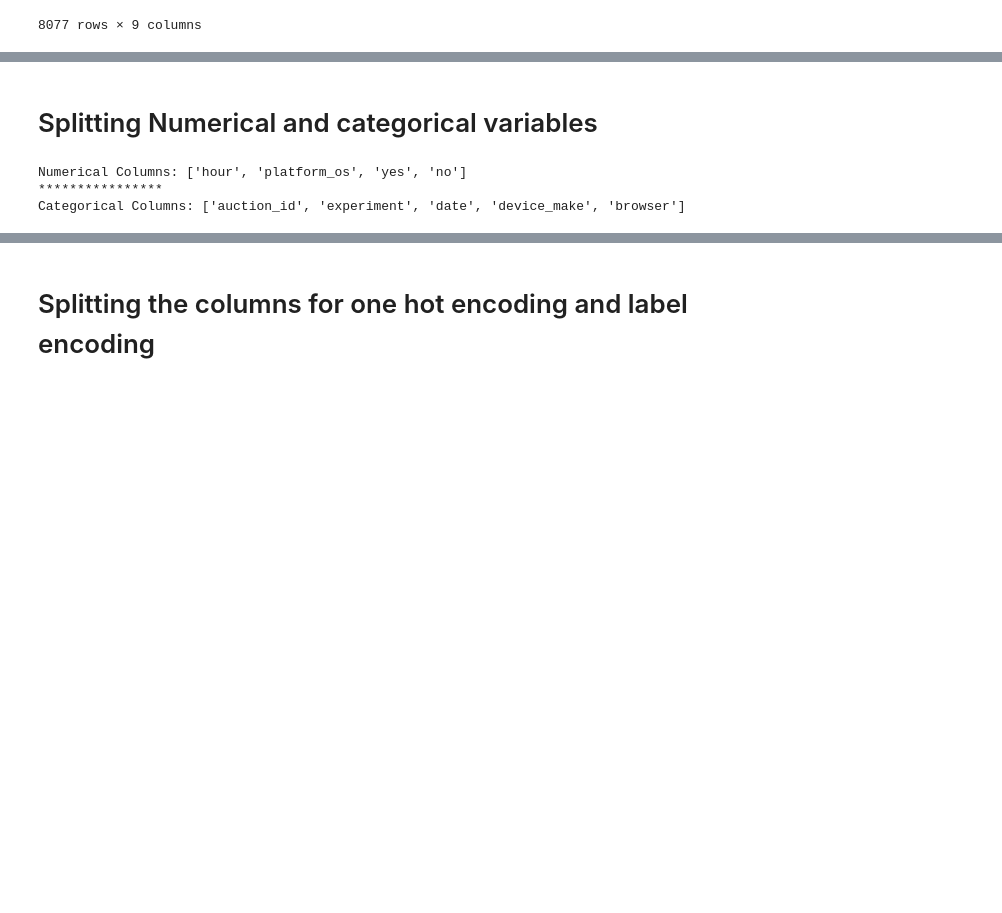
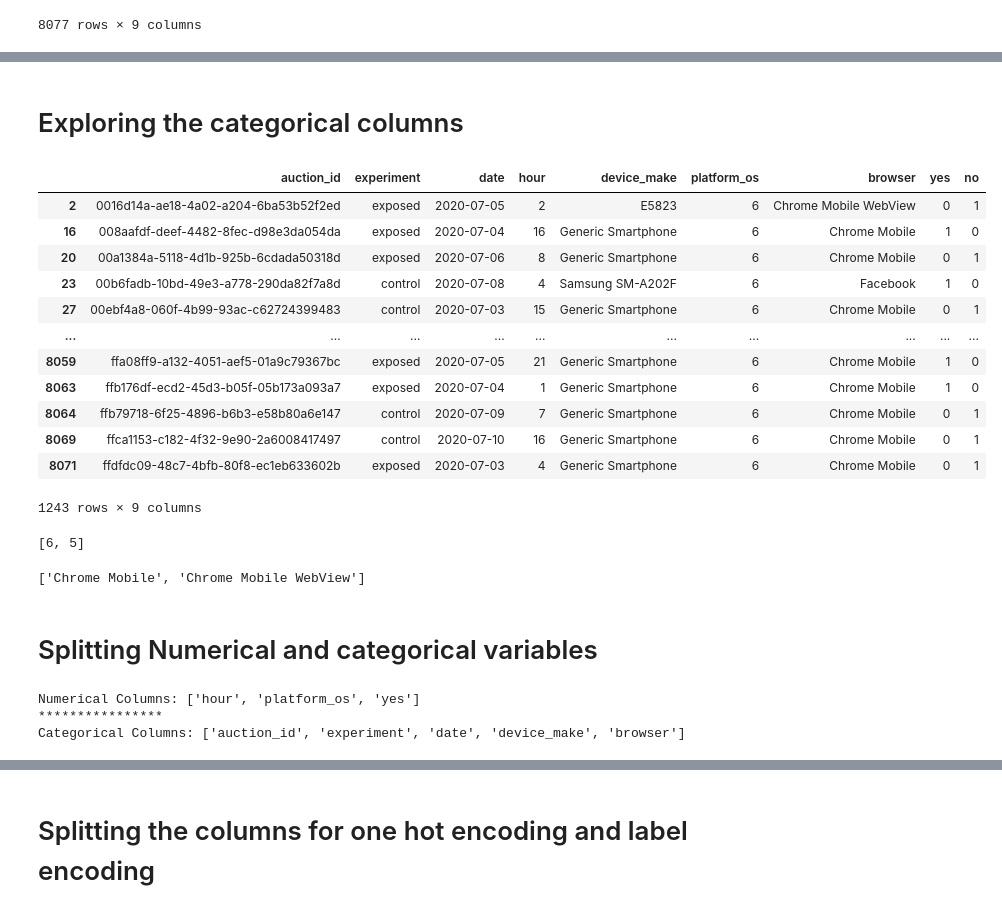
Before and after one commit to RYees/A-B-testing, a Jupyter notebook: notebooks/modeling.ipynb, the cells around one changed output, grey strips where cells are left out. Drawn from its saved outputs; the diff is of its cells as text; code cells hidden in the pictures; blank space fills up the shorter version.

```diff
--- a/notebooks/modeling.ipynb
+++ b/notebooks/modeling.ipynb
@@ -78,0 +61,24 @@ df.describe(include=[np.object])
+# %% [markdown]
+# Exploring the categorical columns
+# %%
+relevant_rows = df.query('yes == 1 | no == 1')
+relevant_rows
+# %% [output]
+|  | auction_id | experiment | date | hour | device_make | platform_os | browser | yes | no |
+| 2 | 0016d14a-ae18-4a02-a204-6ba53b52f2ed | exposed | 2020-07-05 | 2 | E5823 | 6 | Chrome Mobile WebView | 0 | 1 |
+| 16 | 008aafdf-deef-4482-8fec-d98e3da054da | exposed | 2020-07-04 | 16 | Generic Smartphone | 6 | Chrome Mobile | 1 | 0 |
+| 20 | 00a1384a-5118-4d1b-925b-6cdada50318d | exposed | 2020-07-06 | 8 | Generic Smartphone | 6 | Chrome Mobile | 0 | 1 |
+| 23 | 00b6fadb-10bd-49e3-a778-290da82f7a8d | control | 2020-07-08 | 4 | Samsung SM-A202F | 6 | Facebook | 1 | 0 |
+| 27 | 00ebf4a8-060f-4b99-93ac-c62724399483 | control | 2020-07-03 | 15 | Generic Smartphone | 6 | Chrome Mobile | 0 | 1 |
+| ... | ... | ... | ... | ... | ... | ... | ... | ... | ... |
+| 8059 | ffa08ff9-a132-4051-aef5-01a9c79367bc | exposed | 2020-07-05 | 21 | Generic Smartphone | 6 | Chrome Mobile | 1 | 0 |
+| 8063 | ffb176df-ecd2-45d3-b05f-05b173a093a7 | exposed | 2020-07-04 | 1 | Generic Smartphone | 6 | Chrome Mobile | 1 | 0 |
+| 8064 | ffb79718-6f25-4896-b6b3-e58b80a6e147 | control | 2020-07-09 | 7 | Generic Smartphone | 6 | Chrome Mobile | 0 | 1 |
+| 8069 | ffca1153-c182-4f32-9e90-2a6008417497 | control | 2020-07-10 | 16 | Generic Smartphone | 6 | Chrome Mobile | 0 | 1 |
+| 8071 | ffdfdc09-48c7-4bfb-80f8-ec1eb633602b | exposed | 2020-07-03 | 4 | Generic Smartphone | 6 | Chrome Mobile | 0 | 1 |
+1243 rows × 9 columns
+# %%
+top2_platform = relevant_rows['platform_os'].value_counts().index.to_list()[:2]
+top2_platform
+# %% [output]
+[6, 5]
@@ -78,0 +95,5 @@ df.describe(include=[np.object])
+# %%
+top2_browser = relevant_rows['browser'].value_counts().index.to_list()[:2]
+top2_browser
+# %% [output]
+['Chrome Mobile', 'Chrome Mobile WebView']
@@ -79,12 +123,12 @@ df.describe(include=[np.object])
 # %% [markdown]
 # Splitting Numerical and categorical variables
 # %%
-numerical_column = df.select_dtypes(exclude="object").columns.tolist()
-categorical_column = df.select_dtypes(include="object").columns.tolist()
+numerical_column = df2.select_dtypes(exclude="object").columns.tolist()
+categorical_column = df2.select_dtypes(include="object").columns.tolist()
 print("Numerical Columns:", numerical_column)
 print("****************")
 print("Categorical Columns:", categorical_column)
 # %% [output]
-Numerical Columns: ['hour', 'platform_os', 'yes', 'no']
+Numerical Columns: ['hour', 'platform_os', 'yes']
 ****************
 Categorical Columns: ['auction_id', 'experiment', 'date', 'device_make', 'browser']
```
Also changed, not shown: parts of 35 cells of this notebook, 4 other files.
